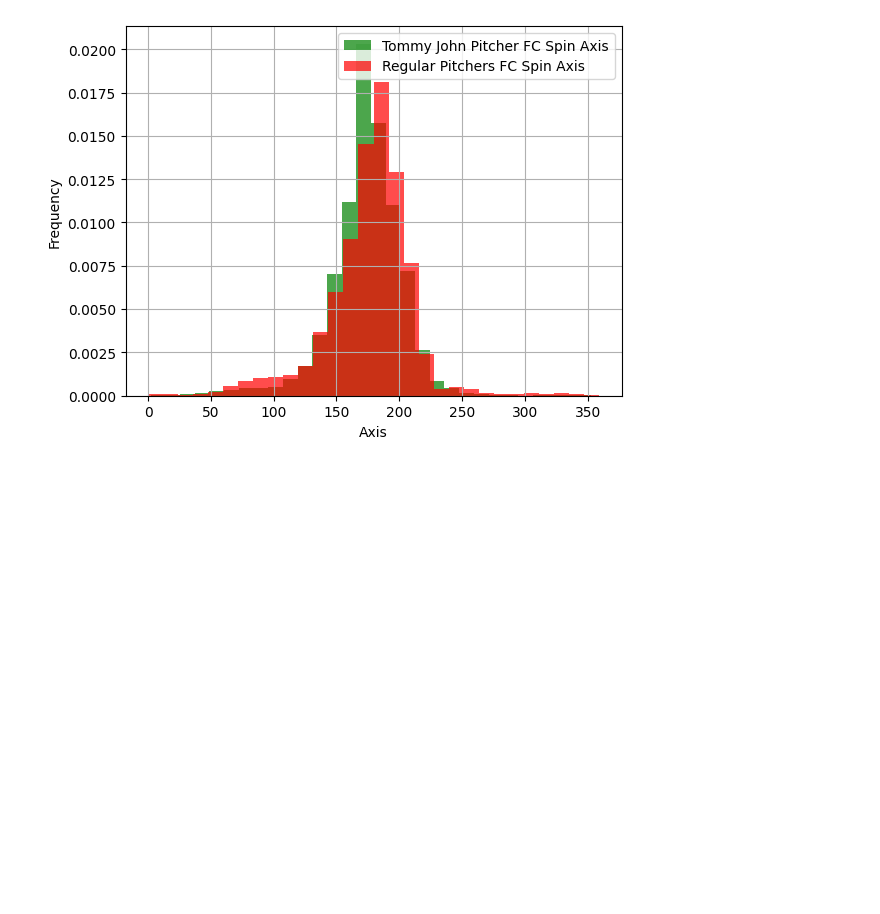
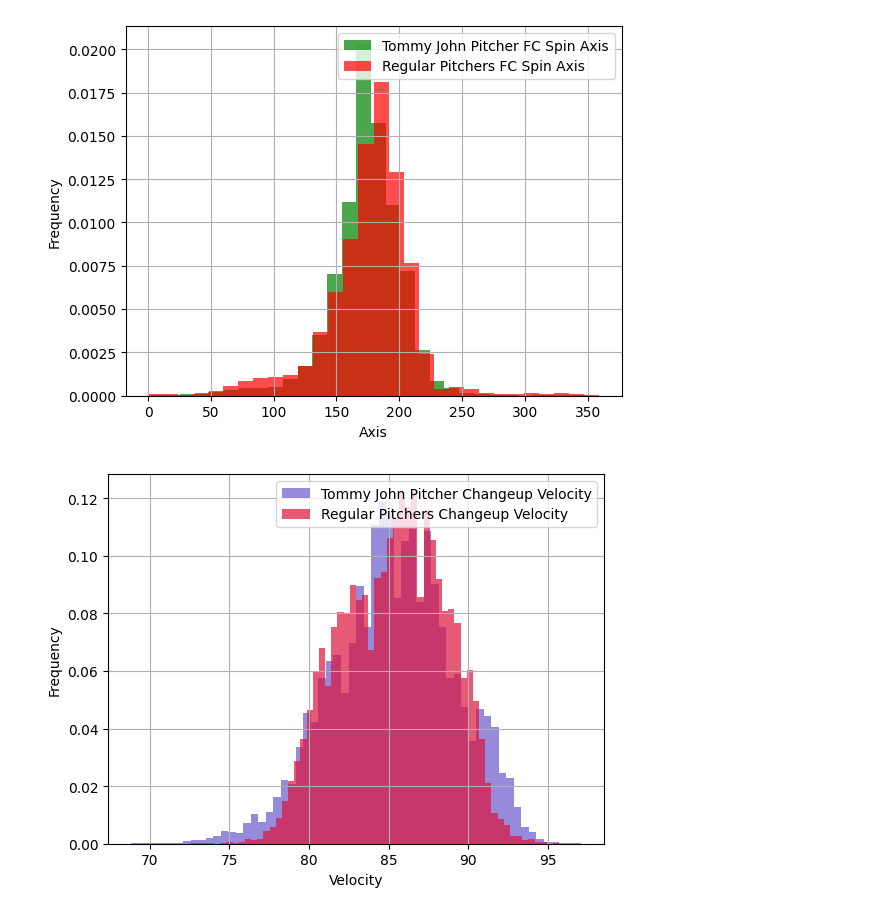
Before and after one commit to akankshb/tommy_john_surgery_modeling, a Jupyter notebook: EDA_notebook.ipynb, the cells around one changed output. Cells and saved outputs as stored; diff of their text form; code cells hidden in the pictures; blank space fills up the shorter version.

```diff
--- a/EDA_notebook.ipynb
+++ b/EDA_notebook.ipynb
@@ -424,3 +435,36 @@ plt.savefig('.data/plots/FC_Spin_Axis_Hist.png', dpi = 400)
 plt.show()
 # %% [output]
 [figure]
+# %%
+# Creating Changeup Data Sets
+healthy_CH_data = []
+for key in healthy.keys():
+  x = healthy[key][11]
+  y = []
+  for i in x.values:
+    y.append(0)
+  z = x.assign(TJ = y)
+  healthy_CH_data.append(z)
+injured_CH_data = []
+for key in injured.keys():
+  x = injured[key][11]
+  y = []
+  for i in x.values:
+    y.append(1)
+  z = x.assign(TJ = y)
+  injured_CH_data.append(z)
+
+Healthy_CH_df = pd.concat(healthy_CH_data)
+Injured_CH_df = pd.concat(injured_CH_data)
+# %%
+# plot to see changeup velocity
+plt.plot()
+Injured_CH_df['release_speed'].hist(bins = 60, alpha = 0.7, label = 'Tommy John Pitcher Changeup Velocity', color = 'slateblue', density = True)
+Healthy_CH_df['release_speed'].hist(bins = 60, alpha = 0.7, label = 'Regular Pitchers Changeup Velocity', color = 'crimson', density = True)
+plt.xlabel("Velocity")
+plt.ylabel("Frequency")
+plt.legend()
+plt.savefig('.data/plots/CH_Release_Speed_Hist.png', dpi = 400)
+plt.show()
+# %% [output]
+[figure, added]
```
Also changed, not shown: parts of 19 cells of this notebook.
